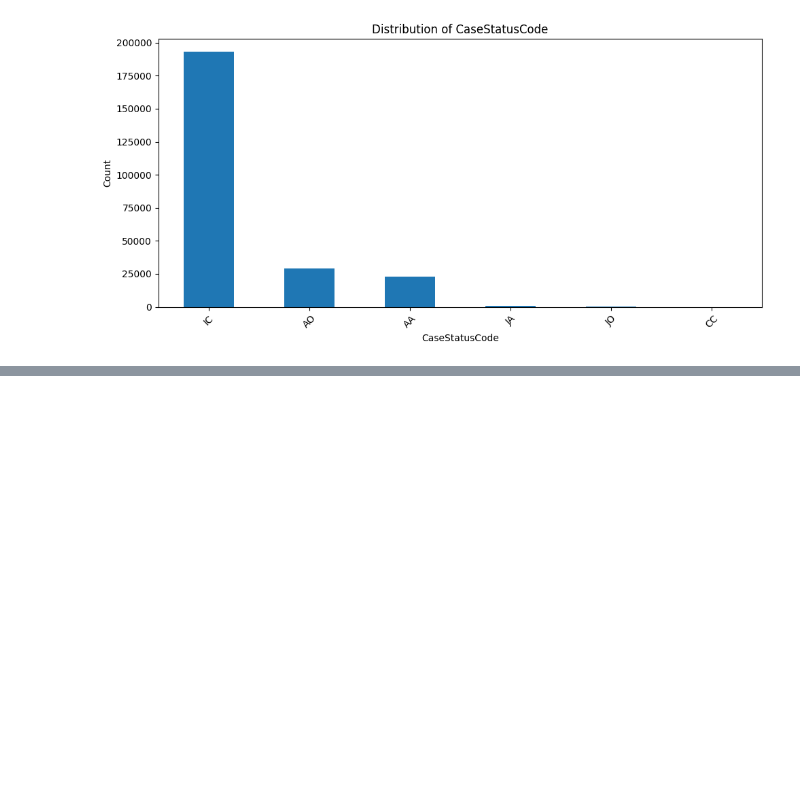
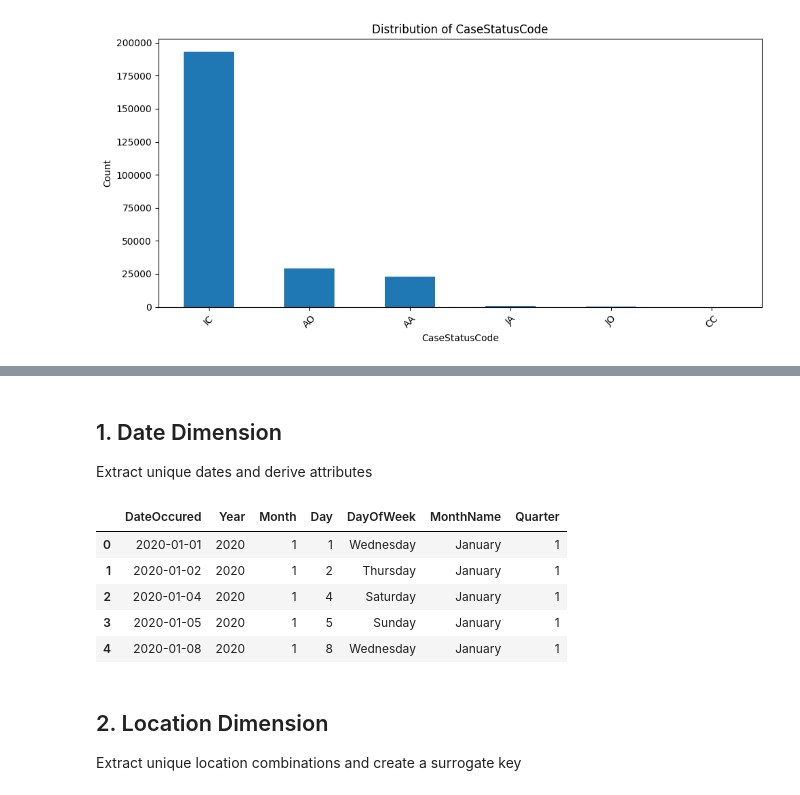
Before and after one commit to alex-kazos/spark-project, a Jupyter notebook: check_raw_data.ipynb, the cells around one changed output, grey strips where cells are left out. Drawn from its saved outputs; the diff is of its cells as text; code cells hidden in the pictures; blank space fills up the shorter version.

```diff
--- a/check_raw_data.ipynb
+++ b/check_raw_data.ipynb
@@ -289,0 +376,25 @@ plt.show()
+# %% [markdown]
+## 1. Date Dimension
+Extract unique dates and derive attributes
+# %%
+date_df = raw_data[['DateOccured']].drop_duplicates().copy()
+date_df['DateOccured'] = pd.to_datetime(date_df['DateOccured'])
+date_df['Year'] = date_df['DateOccured'].dt.year
+date_df['Month'] = date_df['DateOccured'].dt.month
+date_df['Day'] = date_df['DateOccured'].dt.day
+date_df['DayOfWeek'] = date_df['DateOccured'].dt.day_name()
+date_df['MonthName'] = date_df['DateOccured'].dt.month_name()
+date_df['Quarter'] = date_df['DateOccured'].dt.quarter
+date_df = date_df.reset_index(drop=True)
+# %%
+date_df.head(5)
+# %% [output]
+|  | DateOccured | Year | Month | Day | DayOfWeek | MonthName | Quarter |
+| 0 | 2020-01-01 | 2020 | 1 | 1 | Wednesday | January | 1 |
+| 1 | 2020-01-02 | 2020 | 1 | 2 | Thursday | January | 1 |
+| 2 | 2020-01-04 | 2020 | 1 | 4 | Saturday | January | 1 |
+| 3 | 2020-01-05 | 2020 | 1 | 5 | Sunday | January | 1 |
+| 4 | 2020-01-08 | 2020 | 1 | 8 | Wednesday | January | 1 |
+# %% [markdown]
+## 2. Location Dimension
+Extract unique location combinations and create a surrogate key
```
Also changed, not shown: parts of 30 cells of this notebook, 1 other file.
